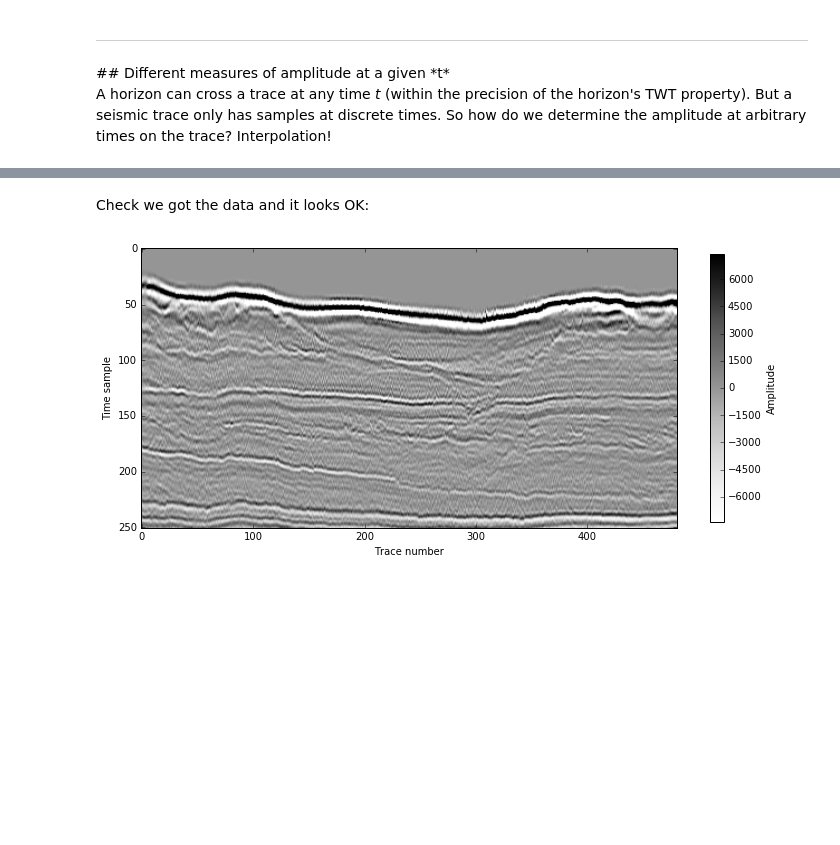
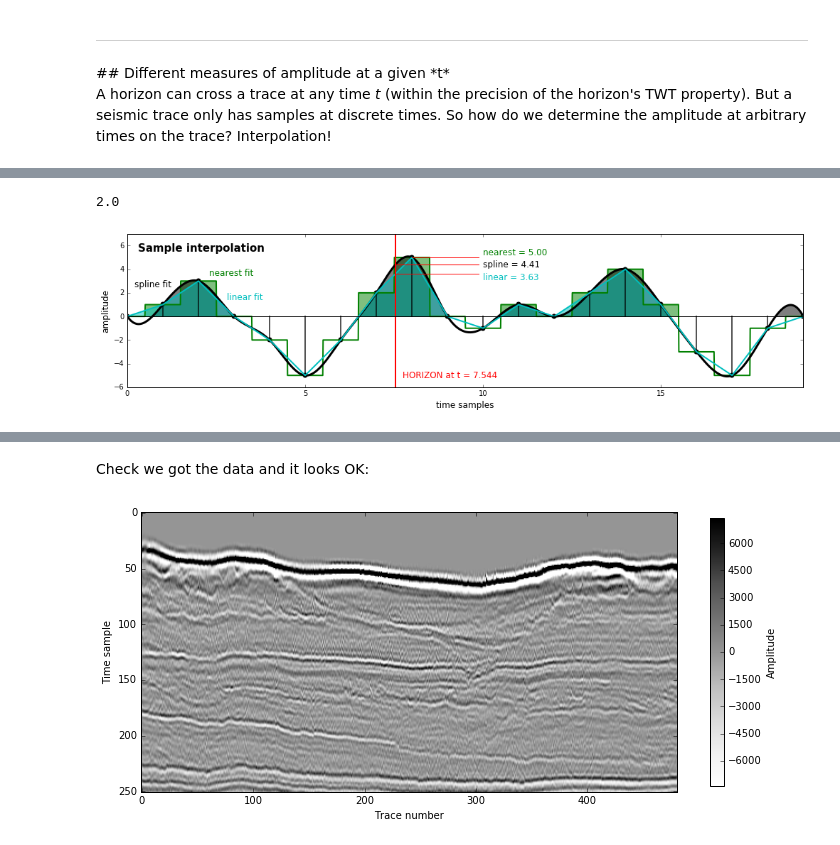
Before and after one commit to kwinkunks/notebooks, a Jupyter notebook: Horizons_and_attributes-TLE.ipynb, the cells around one changed output, grey strips where cells are left out. Cells and saved outputs as stored; diff of their text form; code cells hidden in the pictures; blank space fills up the shorter version.

```diff
--- a/Horizons_and_attributes-TLE.ipynb
+++ b/Horizons_and_attributes-TLE.ipynb
@@ -319,0 +157,3 @@ If not, uncomment the following...
+# %%
+hor_spline = read_amp(trace, horizon, method='cubic')
+print(hor_spline)
@@ -319,0 +162,3 @@ If not, uncomment the following...
+# %%
+hor_linear = read_amp(trace, horizon, method='linear')
+print(hor_linear)
@@ -319,0 +167,73 @@ If not, uncomment the following...
+# %%
+zero_order = read_amp(trace, horizon, method='zero')
+print(zero_order)
+# %% [output]
+2.0
+# %%
+# Set up basis vectors
+x = np.arange(trace.size)
+t = np.linspace(0, trace.size-1, 2000)
+amp_spline = read_amp(trace, t, method='cubic')
+amp_linear = read_amp(trace, t, method='linear')
+amp_nearest = read_amp(trace, t, method='nearest')
+# %%
+styles = {'ha':'left', 'va':'center', 'size':12}
+fig = plt.figure(figsize=(16,4))
+
+ax = fig.add_axes([0.05,0.15,0.825,0.75])
+
+# Fix some types
+hor_spline = float(hor_spline)
+hor_linear = float(hor_linear)
+zero_order = float(zero_order)
+
+# Samples
+ax.scatter(x, trace, s=50, c='k', lw=0)
+for i, v in enumerate(trace):
+    if v > 0:
+        ax.axvline(x=i, ymin=6/13, ymax=6/13 + v/13., c='k', alpha=0.67, lw=2)
+    else:
+        ax.axvline(x=i, ymin=6/13 + v/13., ymax=6/13, c='k', alpha=0.67, lw=2)
+
+# Nearest interpolated
+ax.plot(t, amp_nearest, 'g', lw=2)
+ax.fill_between(t, 0, amp_nearest, where=amp_nearest>0, color='g', alpha=0.5, lw=0)
+ax.text(2.3, 3.7, "nearest fit", color='g', **styles)
+
+# Spline interpolated
+ax.plot(t, amp_spline, 'k', lw=3)
+ax.fill_between(t, 0, amp_spline, where=amp_spline>0, color='k', alpha=0.5, lw=0)
+ax.text(0.2, 2.7, "spline fit", color='k', **styles)
+
+# Linear interpolated
+ax.plot(t, amp_linear, 'c', lw=2)
+ax.fill_between(t, 0, amp_linear, where=amp_linear>0, color='c', alpha=0.5, lw=0)
+ax.text(2.8, 1.6, "linear fit", color='c', **styles)
+
+# Horizon crossing point and amplitudes
+pos = 10
+ax.axvline(x=horizon, c='r', lw=2)
+ax.text(horizon+0.2, -5, "HORIZON at t = {}".format(horizon), color='r', **styles)
+
+styles = {'ha':'left', 'va':'center', 'size':12, 'backgroundcolor':'w'}
+ax.axhline(y=5, xmin=8/19., xmax=10/19, c='r', lw=1)
+ax.axhline(y=hor_spline, xmin=horizon/19., xmax=10/19, c='r', lw=1)
+ax.axhline(y=hor_linear, xmin=horizon/19., xmax=10/19, c='r', lw=1)
+#ax.axhline(y=zero_order, xmin=7/19., xmax=10/19, c='r', lw=1)
+ax.text(pos, 5+0.4, "nearest = {:.2f}".format(5), color='g', **styles)
+ax.text(pos, hor_spline, "spline = {:.2f}".format(hor_spline), color='k', **styles)
+ax.text(pos, hor_linear-0.3, "linear = {:.2f}".format(hor_linear), color='c', **styles)
+#ax.text(pos, zero_order, "zero-order = {:.2f}".format(zero_order), color='k', **styles)
+
+# Axes etc.
+ax.text(0.3, 5.5, 'Sample interpolation', size=15, weight="bold")
+ax.axhline(0, color='k')
+ax.set_xlim(0, 19)
+ax.set_ylim(-6, 7)
+plt.xlabel('time samples', size=12)
+plt.ylabel('amplitude', size=12)
+
+#plt.savefig('/home/matt/trace_sampling.png', dpi=150)
+plt.show()
+# %% [output]
+[figure, added]
```
Also changed, not shown: parts of 60 cells of this notebook.
